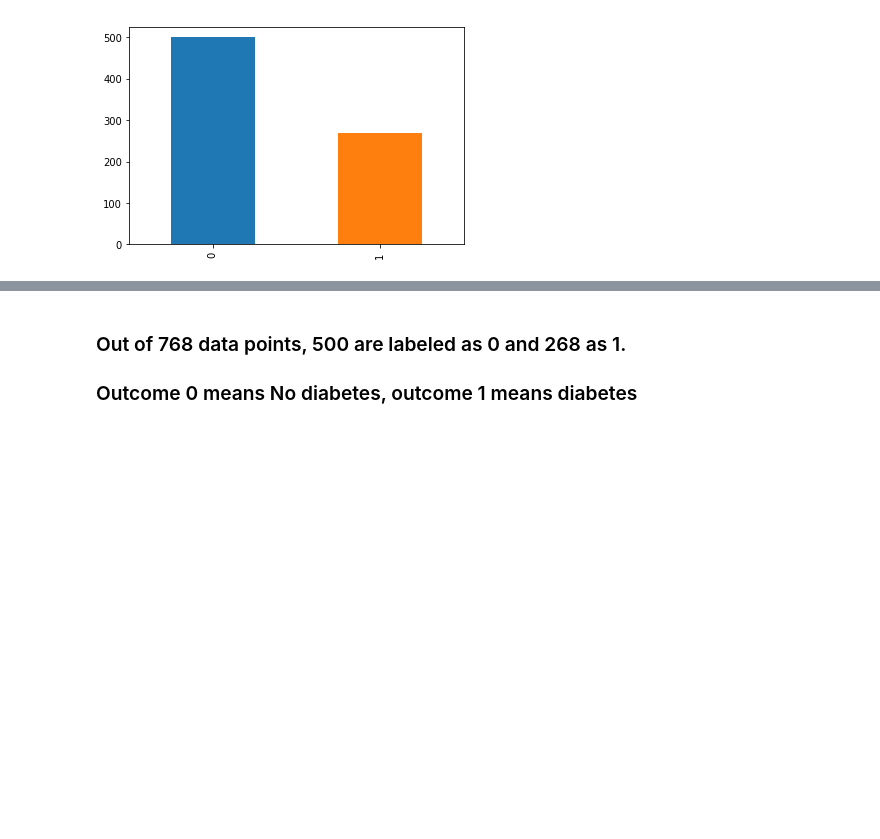
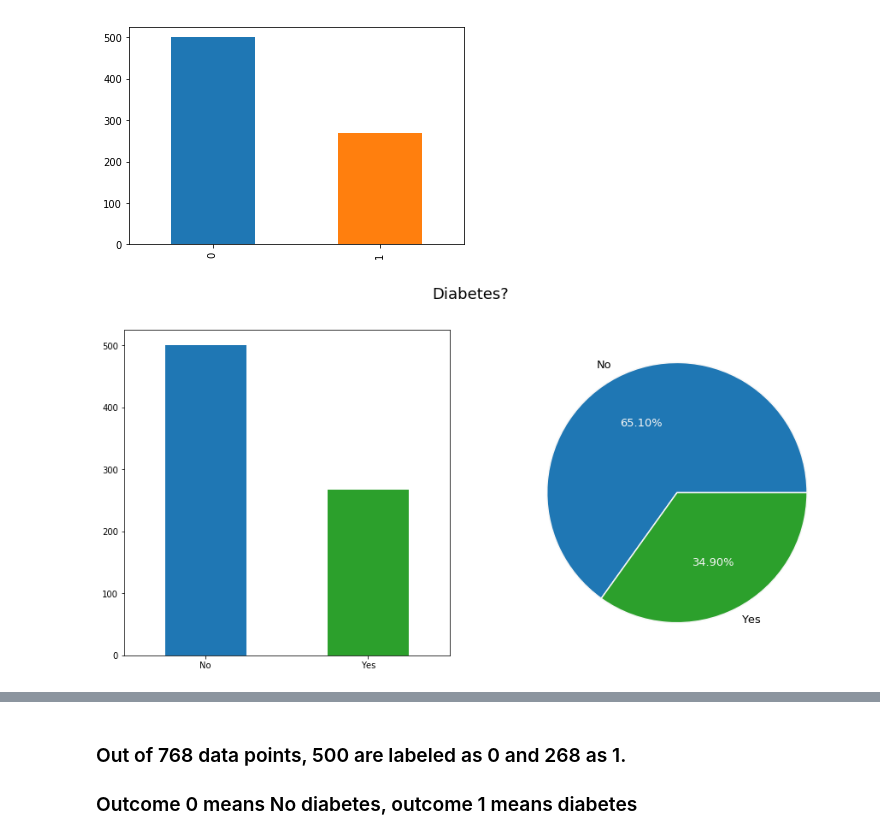
Before and after one commit to GreatLearningAIML1/bangalore-feb-batch-charulatha27, a Jupyter notebook: Lab_R5_External_PIMA_SVM.ipynb, the cells around one changed output, grey strips where cells are left out. Saved outputs shown, nothing was run; the diff lists cells and outputs as text; code cells hidden in the pictures; blank space fills up the shorter version.

```diff
--- a/Lab_R5_External_PIMA_SVM.ipynb
+++ b/Lab_R5_External_PIMA_SVM.ipynb
@@ -46,3 +56,14 @@ df['Outcome'].value_counts().plot.bar()
 # %% [output]
 <matplotlib.axes._subplots.AxesSubplot at 0x...>
 [figure]
+# %%
+#importing seaborn for statistical plots
+import seaborn as sns
+
+f, ax = plt.subplots(1, 2, figsize = (15, 7))
+f.suptitle("Diabetes?", fontsize = 18.)
+_ = df['Outcome'].value_counts().plot.bar(ax = ax[0], rot = 0, color = (sns.color_palette()[0], sns.color_palette()[2])).set(xticklabels = ["No", "Yes"])
+_ = df['Outcome'].value_counts().plot.pie(labels = ("No", "Yes"), autopct = "%.2f%%", label = "", fontsize = 13., ax = ax[1],\
+colors = (sns.color_palette()[0], sns.color_palette()[2]), wedgeprops = {"linewidth": 1.5, "edgecolor": "#F7F7F7"}), ax[1].texts[1].set_color("#F7F7F7"), ax[1].texts[3].set_color("#F7F7F7")
+# %% [output]
+[figure, added]
```
Also changed, not shown: parts of 35 cells of this notebook.
